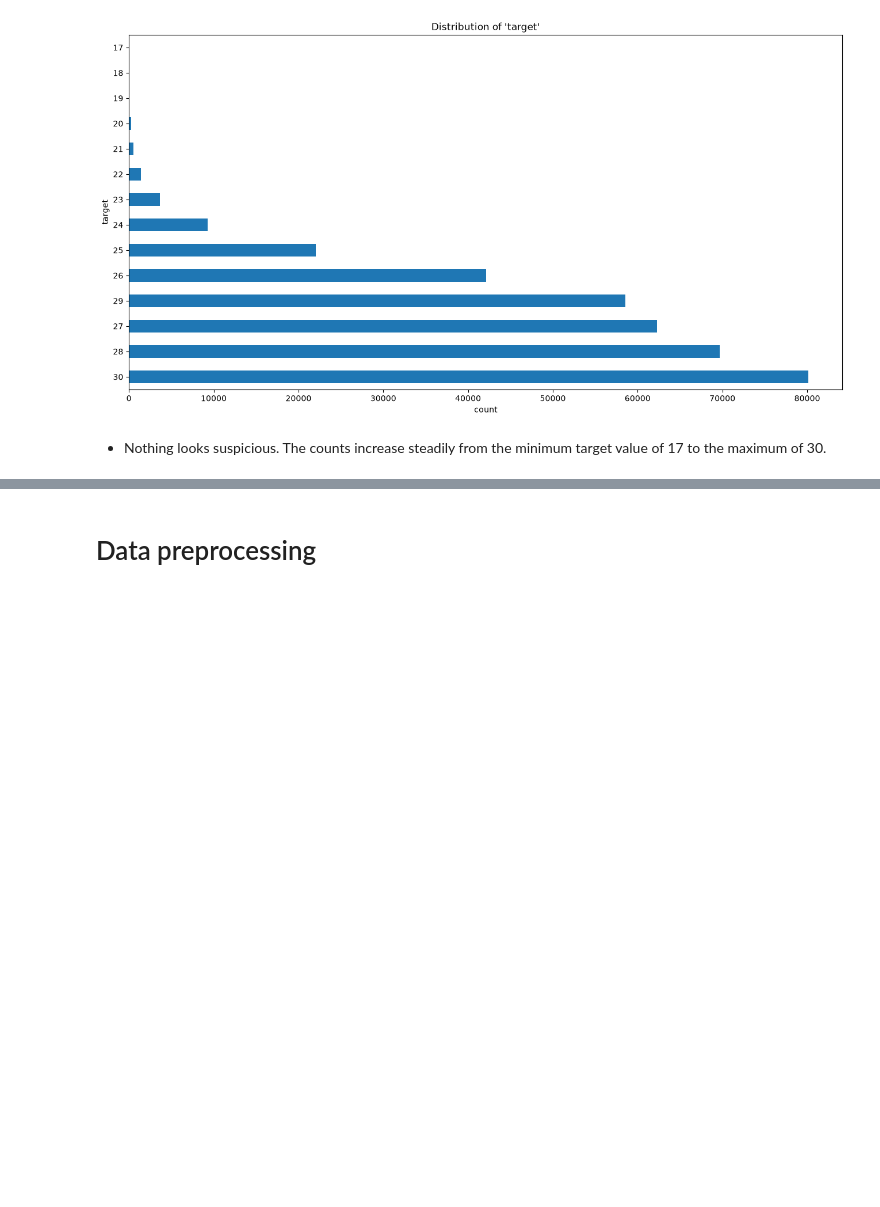
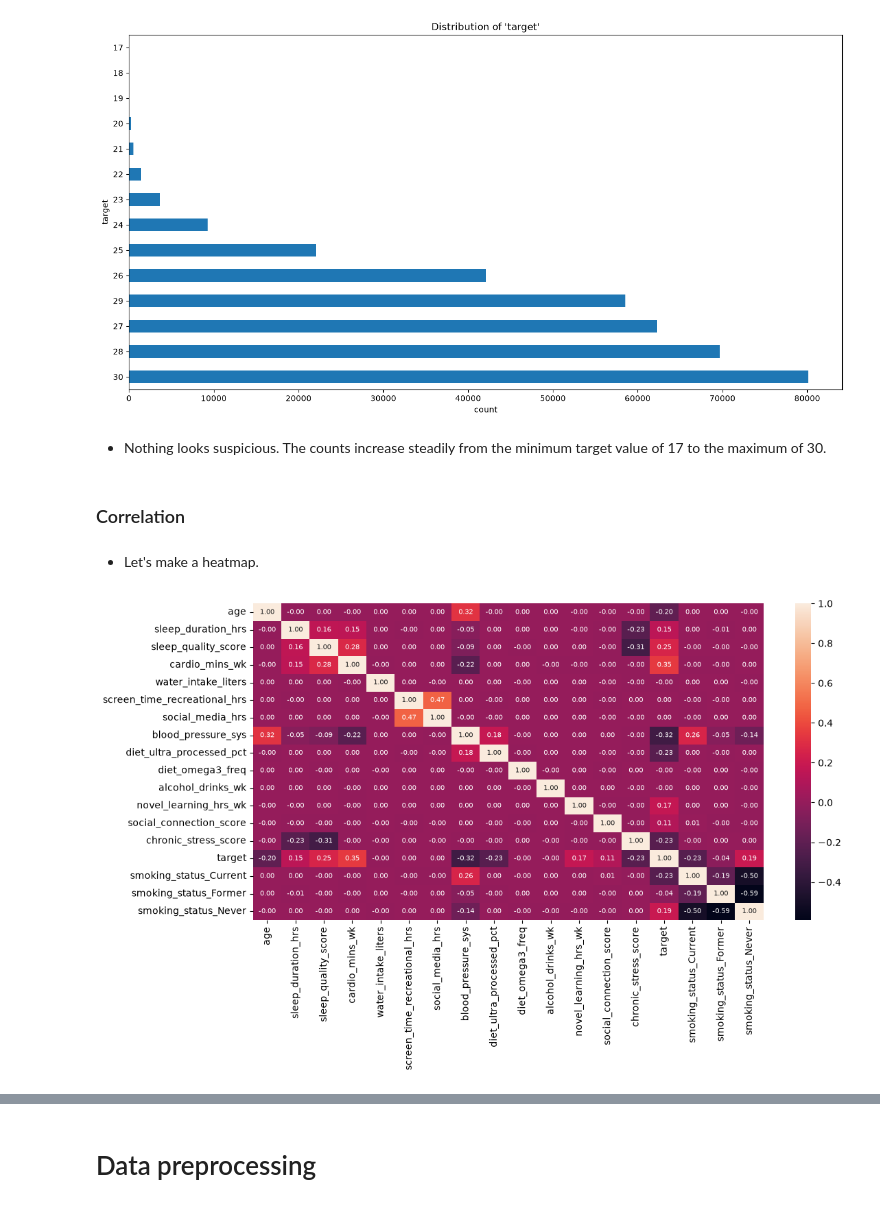
Before and after one commit to Behanix/dat200-ca5, a Jupyter notebook: notebook.ipynb, the cells around one changed output, grey strips where cells are left out. Cells and saved outputs as stored; diff of their text form; code cells hidden in the pictures; blank space fills up the shorter version.

```diff
--- a/notebook.ipynb
+++ b/notebook.ipynb
@@ -399,3 +399,22 @@ plt.show()
 [figure]
 # %% [markdown]
 * Nothing looks suspicious. The counts increase steadily from the minimum target value of 17 to the maximum of 30.
+# %% [markdown]
+### Correlation
+# %% [markdown]
+* Let's make a heatmap.
+# %%
+plt.figure(figsize=(12, 6))
+df_heatmap = df.copy()
+df_heatmap = pd.get_dummies(df_heatmap, columns=['smoking_status'])
+
+sns.heatmap(
+    df_heatmap.corr(),
+    annot=True,
+    fmt=".2f",
+    annot_kws={'size': 7}
+)
+
+plt.show()
+# %% [output]
+[figure, added]
```
Also changed, not shown: parts of 41 cells of this notebook, 2 other files.
